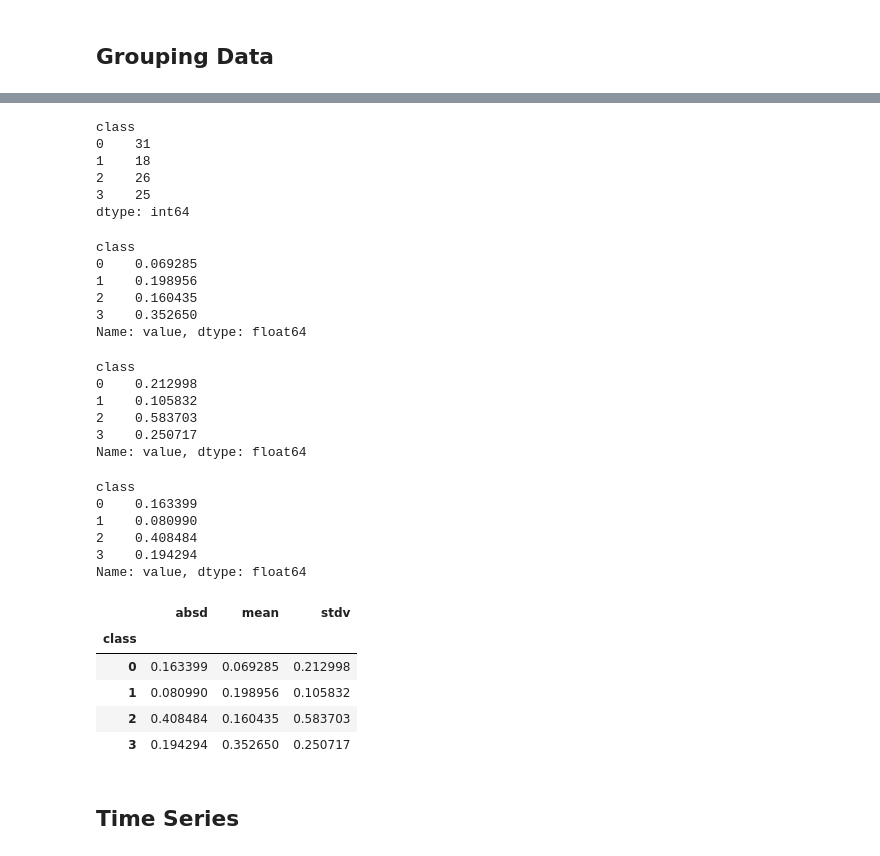
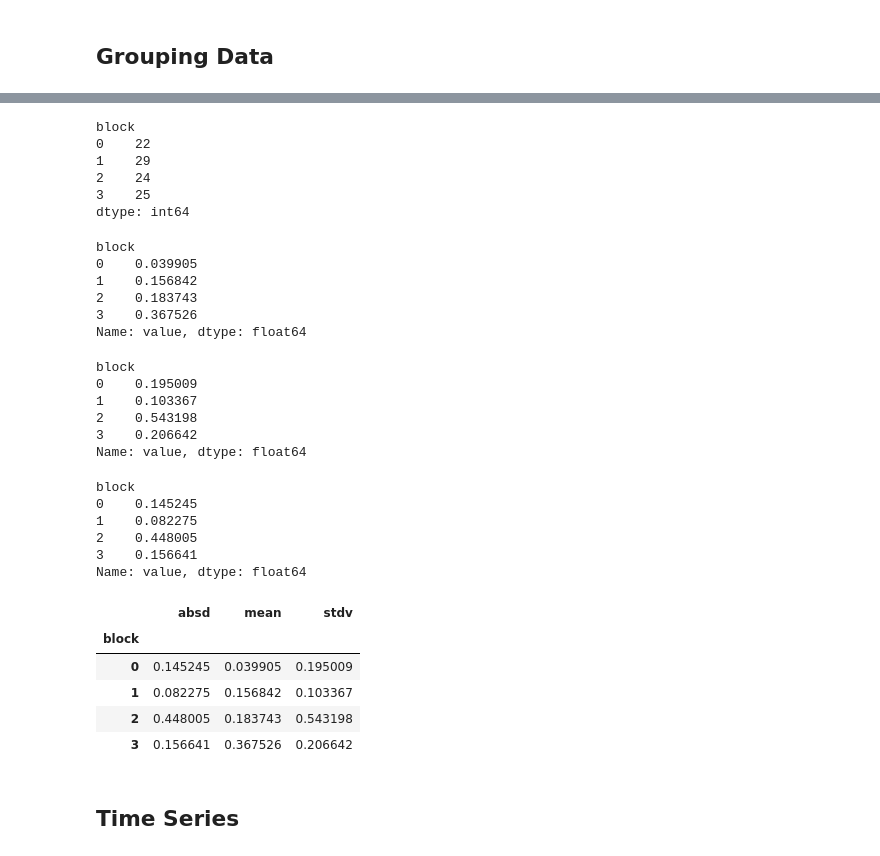
Before and after one commit to iamlemec/data_science, a Jupyter notebook: Session_2.ipynb, the cells around one changed output, grey strips where cells are left out. Saved outputs shown, nothing was run; the diff lists cells and outputs as text; code cells hidden in the pictures.

```diff
--- a/Session_2.ipynb
+++ b/Session_2.ipynb
@@ -107,13 +110,13 @@ df['ser1'].hist(grid=False);
 # %%
 # make some fake data
 N = 100
-classes = np.random.randint(4, size=N)
+block = np.random.randint(4, size=N)
 cmean = np.array([0.1, 0.2, 0.3, 0.4])
 cvars = np.array([0.2, 0.1, 0.5, 0.2])
-vals = cmean[classes]+np.random.randn(N)*cvars[classes]
+value = cmean[block]+np.random.randn(N)*cvars[block]
 df = pd.DataFrame({
-    'class': classes,
-    'value': vals
+    'block': block,
+    'value': value
 })
 # %%
 df.head(10)
@@ -132,53 +135,53 @@ df.head(10)
 # %%
-df.groupby('class').size()
+df.groupby('block').size()
 # %% [output]
-class
-0    31
-1    18
-2    26
+block
+0    22
+1    29
+2    24
 3    25
 dtype: int64
 # %%
-df.groupby('class')['value'].mean()
+df.groupby('block')['value'].mean()
 # %% [output]
-class
-0    0.069285
-1    0.198956
-2    0.160435
-3    0.352650
+block
+0    0.039905
+1    0.156842
+2    0.183743
+3    0.367526
 Name: value, dtype: float64
 # %%
-df.groupby('class')['value'].std()
+df.groupby('block')['value'].std()
 # %% [output]
-class
-0    0.212998
-1    0.105832
-2    0.583703
-3    0.250717
+block
+0    0.195009
+1    0.103367
+2    0.543198
+3    0.206642
 Name: value, dtype: float64
 # %%
-df.groupby('class')['value'].apply(lambda x: np.mean(np.abs(x-np.mean(x))))
+df.groupby('block')['value'].apply(lambda x: np.mean(np.abs(x-np.mean(x))))
 # %% [output]
-class
-0    0.163399
-1    0.080990
-2    0.408484
-3    0.194294
+block
+0    0.145245
+1    0.082275
+2    0.448005
+3    0.156641
 Name: value, dtype: float64
 # %%
-grp = df.groupby('class')['value']
+grp = df.groupby('block')['value']
 pd.DataFrame({
     'mean': grp.mean(),
     'stdv': grp.std(),
     'absd': grp.apply(lambda x: np.mean(np.abs(x-np.mean(x))))
 })
 # %% [output]
 |  | absd | mean | stdv |
-| class |  |  |  |
-| 0 | 0.163399 | 0.069285 | 0.212998 |
-| 1 | 0.080990 | 0.198956 | 0.105832 |
-| 2 | 0.408484 | 0.160435 | 0.583703 |
-| 3 | 0.194294 | 0.352650 | 0.250717 |
+| block |  |  |  |
+| 0 | 0.145245 | 0.039905 | 0.195009 |
+| 1 | 0.082275 | 0.156842 | 0.103367 |
+| 2 | 0.448005 | 0.183743 | 0.543198 |
+| 3 | 0.156641 | 0.367526 | 0.206642 |
 # %% [markdown]
 ## Time Series
 # %%
```
Also changed, not shown: parts of 48 cells of this notebook, 1 other file.
